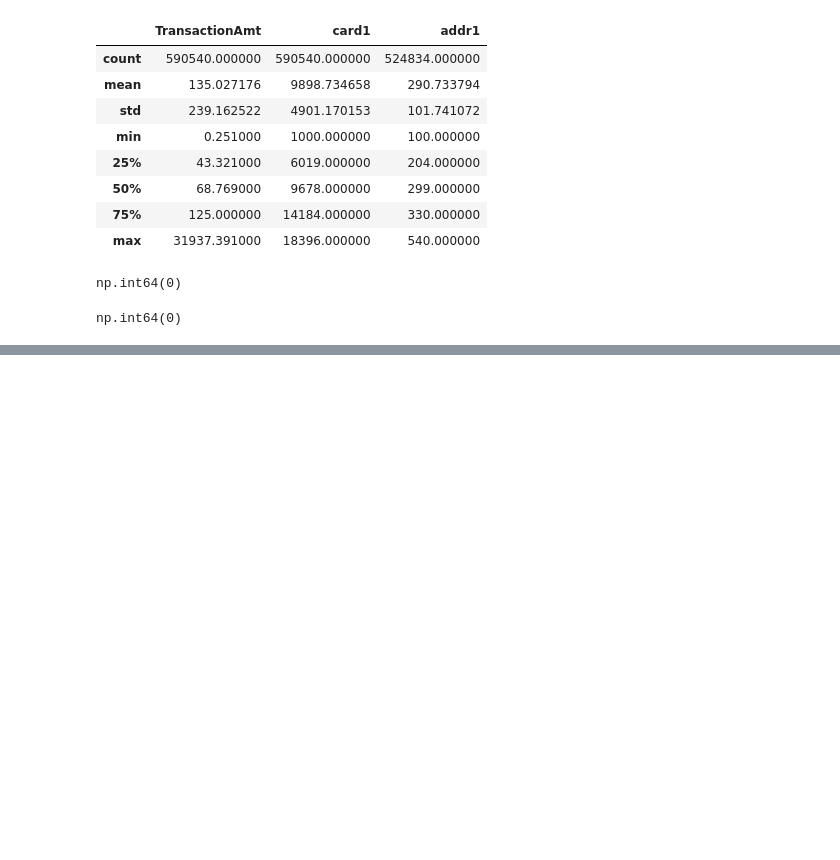
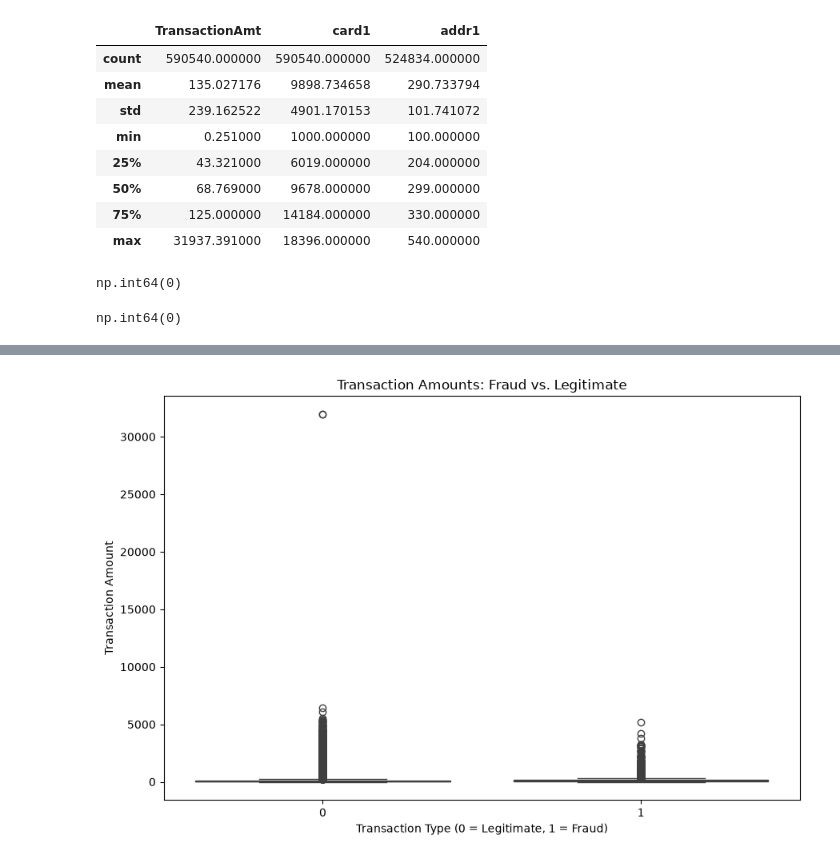
Before and after one commit to rajvardhan210/-AI-Financial-Risk, a Jupyter notebook: notebooks/01_data_exploration.ipynb, the cells around one changed output, grey strips where cells are left out. Cells and saved outputs as stored; diff of their text form; code cells hidden in the pictures; blank space fills up the shorter version.

```diff
--- a/notebooks/01_data_exploration.ipynb
+++ b/notebooks/01_data_exploration.ipynb
@@ -169,0 +301,17 @@ np.int64(0)
+# %%
+plt.figure(figsize=(9, 6))
+
+sns.boxplot(
+    data=df,
+    x="isFraud",
+    y="TransactionAmt"
+)
+
+plt.title("Transaction Amounts: Fraud vs. Legitimate")
+plt.xlabel("Transaction Type (0 = Legitimate, 1 = Fraud)")
+plt.ylabel("Transaction Amount")
+
+plt.tight_layout()
+plt.show()
+# %% [output]
+[figure, added]
```
Also changed, not shown: parts of 12 cells of this notebook, 6 other files.
